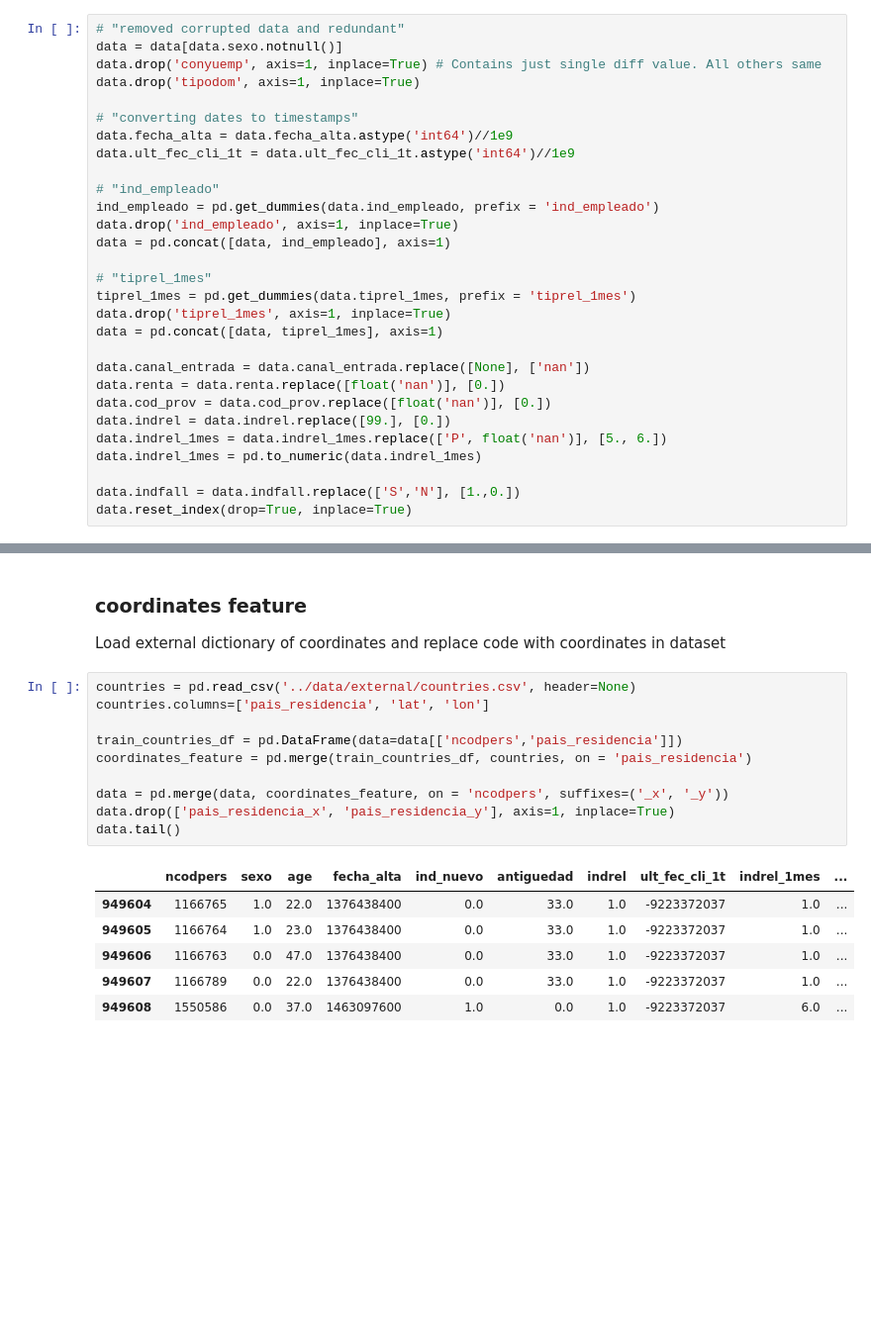
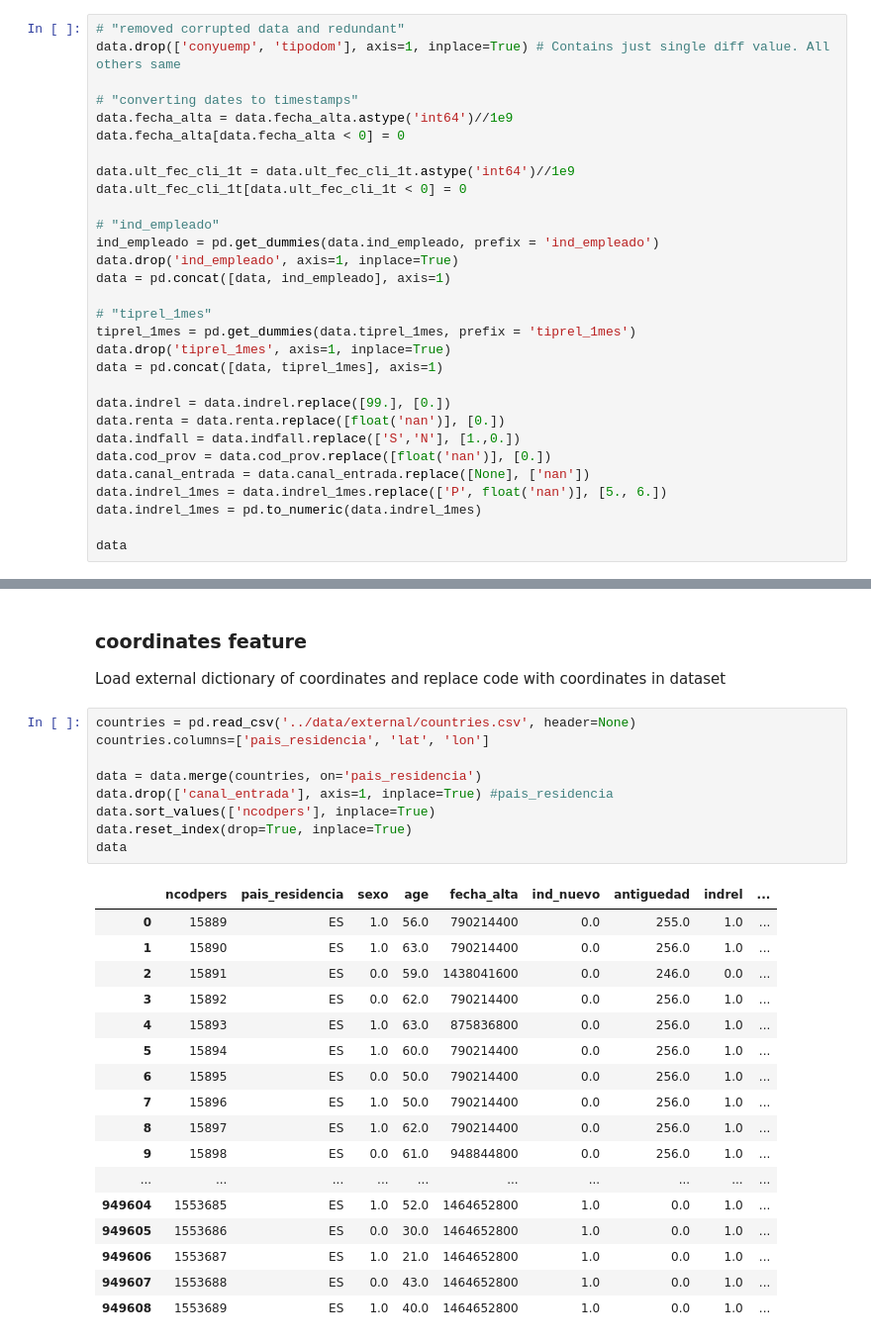
Before and after one commit to PetrShypila/Santander-Competition, a Jupyter notebook: notebooks/2-normalization.ipynb, the cells around one changed output, grey strips where cells are left out. Shown at 99% size. Saved outputs shown, nothing was run; the diff lists cells and outputs as text; blank space fills up the shorter version.

```diff
--- a/notebooks/2-normalization.ipynb
+++ b/notebooks/2-normalization.ipynb
@@ -18,12 +38,13 @@ data = pd.concat([chunk for chunk in iter_csv], ignore_index=True)
 # %%
 # "removed corrupted data and redundant"
-data = data[data.sexo.notnull()]
-data.drop('conyuemp', axis=1, inplace=True) # Contains just single diff value. All others same
-data.drop('tipodom', axis=1, inplace=True)
+data.drop(['conyuemp', 'tipodom'], axis=1, inplace=True) # Contains just single diff value. All others same
 
 # "converting dates to timestamps"
 data.fecha_alta = data.fecha_alta.astype('int64')//1e9
+data.fecha_alta[data.fecha_alta < 0] = 0
+
 data.ult_fec_cli_1t = data.ult_fec_cli_1t.astype('int64')//1e9
+data.ult_fec_cli_1t[data.ult_fec_cli_1t < 0] = 0
 
 # "ind_empleado"
 ind_empleado = pd.get_dummies(data.ind_empleado, prefix = 'ind_empleado')
@@ -35,12 +56,12 @@ tiprel_1mes = pd.get_dummies(data.tiprel_1mes, prefix = 'tiprel_1mes')
 data.drop('tiprel_1mes', axis=1, inplace=True)
 data = pd.concat([data, tiprel_1mes], axis=1)
 
+data.indrel = data.indrel.replace([99.], [0.])
+data.renta = data.renta.replace([float('nan')], [0.])
+data.indfall = data.indfall.replace(['S','N'], [1.,0.])
+data.cod_prov = data.cod_prov.replace([float('nan')], [0.])
 data.canal_entrada = data.canal_entrada.replace([None], ['nan'])
-data.renta = data.renta.replace([float('nan')], [0.])
-data.cod_prov = data.cod_prov.replace([float('nan')], [0.])
-data.indrel = data.indrel.replace([99.], [0.])
 data.indrel_1mes = data.indrel_1mes.replace(['P', float('nan')], [5., 6.])
 data.indrel_1mes = pd.to_numeric(data.indrel_1mes)
 
-data.indfall = data.indfall.replace(['S','N'], [1.,0.])
-data.reset_index(drop=True, inplace=True)
+data
@@ -50,17 +96,27 @@ Load external dictionary of coordinates and replace code with coordinates in dat
 # %%
 countries = pd.read_csv('../data/external/countries.csv', header=None)
 countries.columns=['pais_residencia', 'lat', 'lon']
 
-train_countries_df = pd.DataFrame(data=data[['ncodpers','pais_residencia']])
-coordinates_feature = pd.merge(train_countries_df, countries, on = 'pais_residencia')
-
-data = pd.merge(data, coordinates_feature, on = 'ncodpers', suffixes=('_x', '_y'))
-data.drop(['pais_residencia_x', 'pais_residencia_y'], axis=1, inplace=True)
-data.tail()
+data = data.merge(countries, on='pais_residencia')
+data.drop(['canal_entrada'], axis=1, inplace=True) #pais_residencia
+data.sort_values(['ncodpers'], inplace=True)
+data.reset_index(drop=True, inplace=True)
+data
 # %% [output]
-|  | ncodpers | sexo | age | fecha_alta | ind_nuevo | antiguedad | indrel | ult_fec_cli_1t | indrel_1mes | ... |
-| 949604 | 1166765 | 1.0 | 22.0 | 1376438400 | 0.0 | 33.0 | 1.0 | -9223372037 | 1.0 | ... |
-| 949605 | 1166764 | 1.0 | 23.0 | 1376438400 | 0.0 | 33.0 | 1.0 | -9223372037 | 1.0 | ... |
-| 949606 | 1166763 | 0.0 | 47.0 | 1376438400 | 0.0 | 33.0 | 1.0 | -9223372037 | 1.0 | ... |
-| 949607 | 1166789 | 0.0 | 22.0 | 1376438400 | 0.0 | 33.0 | 1.0 | -9223372037 | 1.0 | ... |
-| 949608 | 1550586 | 0.0 | 37.0 | 1463097600 | 1.0 | 0.0 | 1.0 | -9223372037 | 6.0 | ... |
+|  | ncodpers | pais_residencia | sexo | age | fecha_alta | ind_nuevo | antiguedad | indrel | ... |
+| 0 | 15889 | ES | 1.0 | 56.0 | 790214400 | 0.0 | 255.0 | 1.0 | ... |
+| 1 | 15890 | ES | 1.0 | 63.0 | 790214400 | 0.0 | 256.0 | 1.0 | ... |
+| 2 | 15891 | ES | 0.0 | 59.0 | 1438041600 | 0.0 | 246.0 | 0.0 | ... |
+| 3 | 15892 | ES | 0.0 | 62.0 | 790214400 | 0.0 | 256.0 | 1.0 | ... |
+| 4 | 15893 | ES | 1.0 | 63.0 | 875836800 | 0.0 | 256.0 | 1.0 | ... |
+| 5 | 15894 | ES | 1.0 | 60.0 | 790214400 | 0.0 | 256.0 | 1.0 | ... |
+| 6 | 15895 | ES | 0.0 | 50.0 | 790214400 | 0.0 | 256.0 | 1.0 | ... |
+| 7 | 15896 | ES | 1.0 | 50.0 | 790214400 | 0.0 | 256.0 | 1.0 | ... |
+| 8 | 15897 | ES | 1.0 | 62.0 | 790214400 | 0.0 | 256.0 | 1.0 | ... |
+| 9 | 15898 | ES | 0.0 | 61.0 | 948844800 | 0.0 | 256.0 | 1.0 | ... |
+| ... | ... | ... | ... | ... | ... | ... | ... | ... | ... |
+| 949604 | 1553685 | ES | 1.0 | 52.0 | 1464652800 | 1.0 | 0.0 | 1.0 | ... |
+| 949605 | 1553686 | ES | 0.0 | 30.0 | 1464652800 | 1.0 | 0.0 | 1.0 | ... |
+| 949606 | 1553687 | ES | 1.0 | 21.0 | 1464652800 | 1.0 | 0.0 | 1.0 | ... |
+| 949607 | 1553688 | ES | 0.0 | 43.0 | 1464652800 | 1.0 | 0.0 | 1.0 | ... |
+| 949608 | 1553689 | ES | 1.0 | 40.0 | 1464652800 | 1.0 | 0.0 | 1.0 | ... |
```
Also changed, not shown: parts of 14 cells of this notebook, 2 other files.
